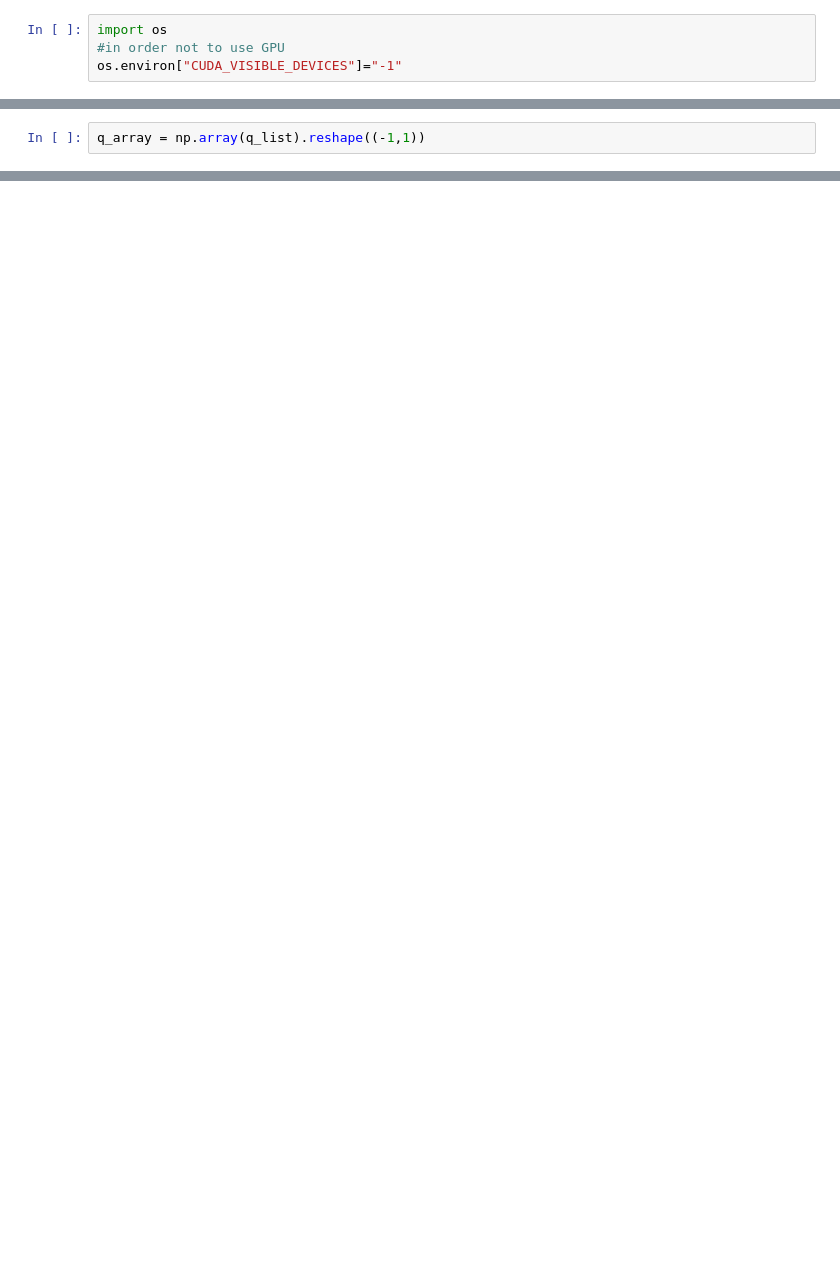
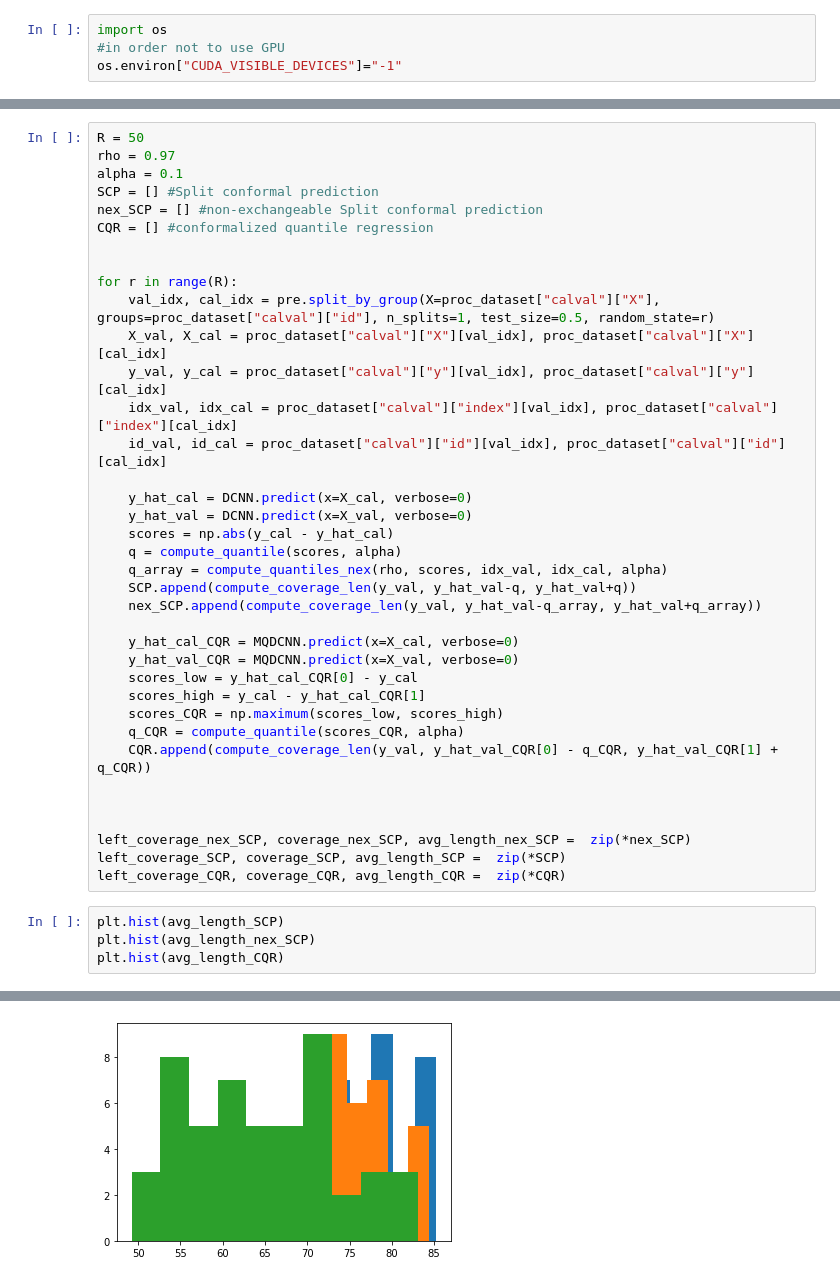
Before and after one commit to alireza-javanmardi/conformal-RUL-intervals, a Jupyter notebook: test.ipynb, the cells around one changed output, grey strips where cells are left out. Cells and saved outputs as stored; diff of their text form; blank space fills up the shorter version.

```diff
--- a/test.ipynb
+++ b/test.ipynb
@@ -145,2 +82,0 @@ for i in idx_val:
-# %%
-q_array = np.array(q_list).reshape((-1,1))
@@ -347,0 +153,42 @@ def map_split_dataset(
+# %%
+R = 50
+rho = 0.97
+alpha = 0.1
+SCP = [] #Split conformal prediction
+nex_SCP = [] #non-exchangeable Split conformal prediction
+CQR = [] #conformalized quantile regression
+
+
+for r in range(R):
+    val_idx, cal_idx = pre.split_by_group(X=proc_dataset["calval"]["X"], groups=proc_dataset["calval"]["id"], n_splits=1, test_size=0.5, random_state=r)
+    X_val, X_cal = proc_dataset["calval"]["X"][val_idx], proc_dataset["calval"]["X"][cal_idx]
+    y_val, y_cal = proc_dataset["calval"]["y"][val_idx], proc_dataset["calval"]["y"][cal_idx]
+    idx_val, idx_cal = proc_dataset["calval"]["index"][val_idx], proc_dataset["calval"]["index"][cal_idx]
+    id_val, id_cal = proc_dataset["calval"]["id"][val_idx], proc_dataset["calval"]["id"][cal_idx]
+
+    y_hat_cal = DCNN.predict(x=X_cal, verbose=0)
+    y_hat_val = DCNN.predict(x=X_val, verbose=0)
+    scores = np.abs(y_cal - y_hat_cal)
+    q = compute_quantile(scores, alpha)
+    q_array = compute_quantiles_nex(rho, scores, idx_val, idx_cal, alpha)
+    SCP.append(compute_coverage_len(y_val, y_hat_val-q, y_hat_val+q))
+    nex_SCP.append(compute_coverage_len(y_val, y_hat_val-q_array, y_hat_val+q_array))
+
+    y_hat_cal_CQR = MQDCNN.predict(x=X_cal, verbose=0)
+    y_hat_val_CQR = MQDCNN.predict(x=X_val, verbose=0)
+    scores_low = y_hat_cal_CQR[0] - y_cal
+    scores_high = y_cal - y_hat_cal_CQR[1]
+    scores_CQR = np.maximum(scores_low, scores_high)
+    q_CQR = compute_quantile(scores_CQR, alpha)
+    CQR.append(compute_coverage_len(y_val, y_hat_val_CQR[0] - q_CQR, y_hat_val_CQR[1] + q_CQR))
+
+
+
+left_coverage_nex_SCP, coverage_nex_SCP, avg_length_nex_SCP =  zip(*nex_SCP)
+left_coverage_SCP, coverage_SCP, avg_length_SCP =  zip(*SCP)
+left_coverage_CQR, coverage_CQR, avg_length_CQR =  zip(*CQR)
+# %%
+plt.hist(avg_length_SCP)
+plt.hist(avg_length_nex_SCP)
+plt.hist(avg_length_CQR)
+# %% [output]
@@ -347,0 +200 @@ def map_split_dataset(
+[figure, added]
```
Also changed, not shown: parts of 65 cells of this notebook, 13 other files.
